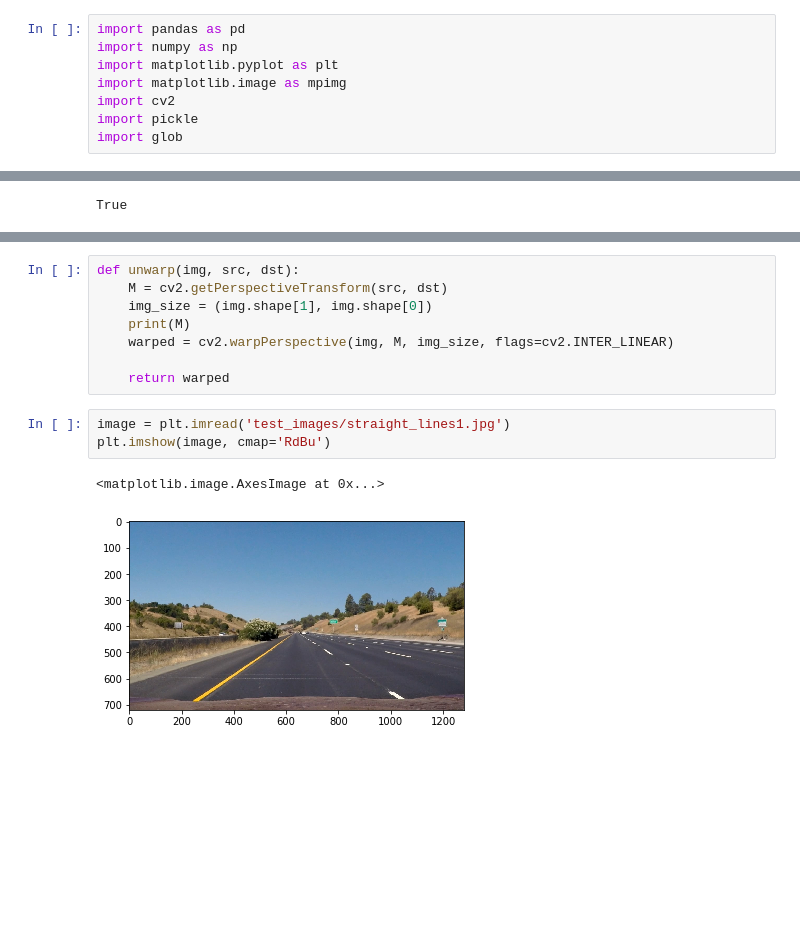
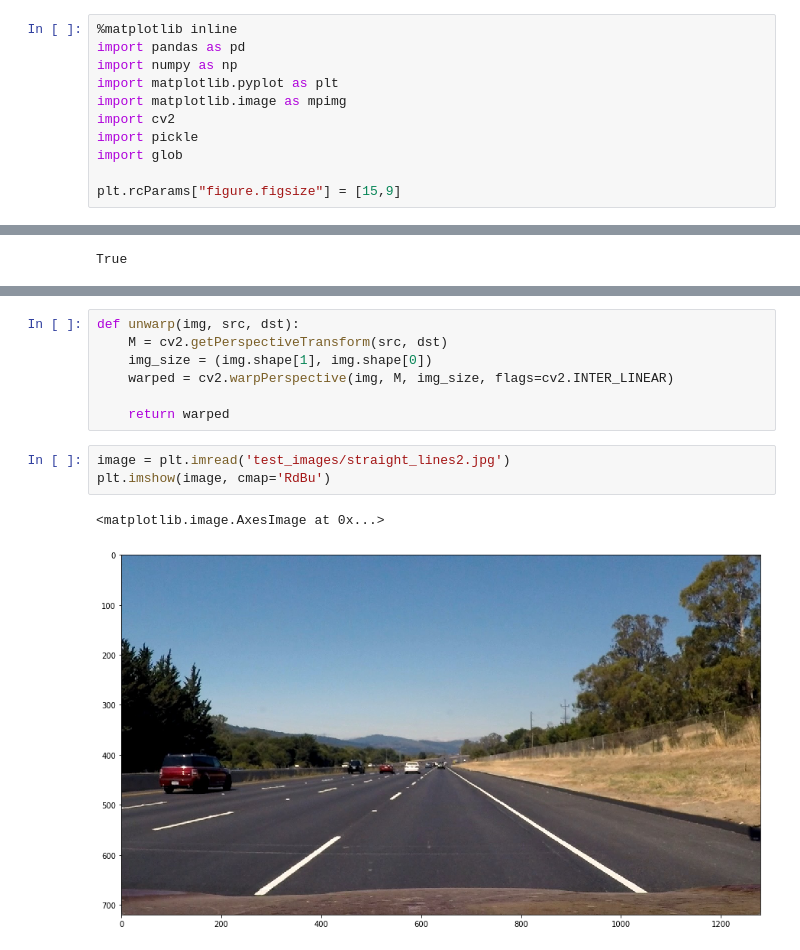
Before and after one commit to lhyleonghuiyu/CarND-Advanced-Lane-Lines, a Jupyter notebook: Project.ipynb, the cells around one changed output, grey strips where cells are left out. Saved outputs shown, nothing was run; the diff lists cells and outputs as text; blank space fills up the shorter version.

```diff
--- a/Project.ipynb
+++ b/Project.ipynb
@@ -3,5 +4,6 @@
 This project aims to create a pipeline for image processing to detect lane lines based on camera images
 # %%
+%matplotlib inline
 import pandas as pd
 import numpy as np
 import matplotlib.pyplot as plt
@@ -9,6 +11,8 @@ import matplotlib.image as mpimg
 import cv2
 import pickle
 import glob
+
+plt.rcParams["figure.figsize"] = [15,9]
 # %% [markdown]
 ## 1. Camera Calibration
 This part of the code serves as the pipeline for the camera calibration to correct distortion
@@ -68,16 +74,15 @@ True
 def unwarp(img, src, dst):
     M = cv2.getPerspectiveTransform(src, dst)
     img_size = (img.shape[1], img.shape[0])
-    print(M)
     warped = cv2.warpPerspective(img, M, img_size, flags=cv2.INTER_LINEAR)
 
     return warped
 # %%
-image = plt.imread('test_images/straight_lines1.jpg')
+image = plt.imread('test_images/straight_lines2.jpg')
 plt.imshow(image, cmap='RdBu')
 # %% [output]
 <matplotlib.image.AxesImage at 0x...>
-[figure, old version]
+[figure, new version]
 # %%
 h = image.shape[0]
 w = image.shape[1]
```
Also changed, not shown: parts of 13 cells of this notebook.
